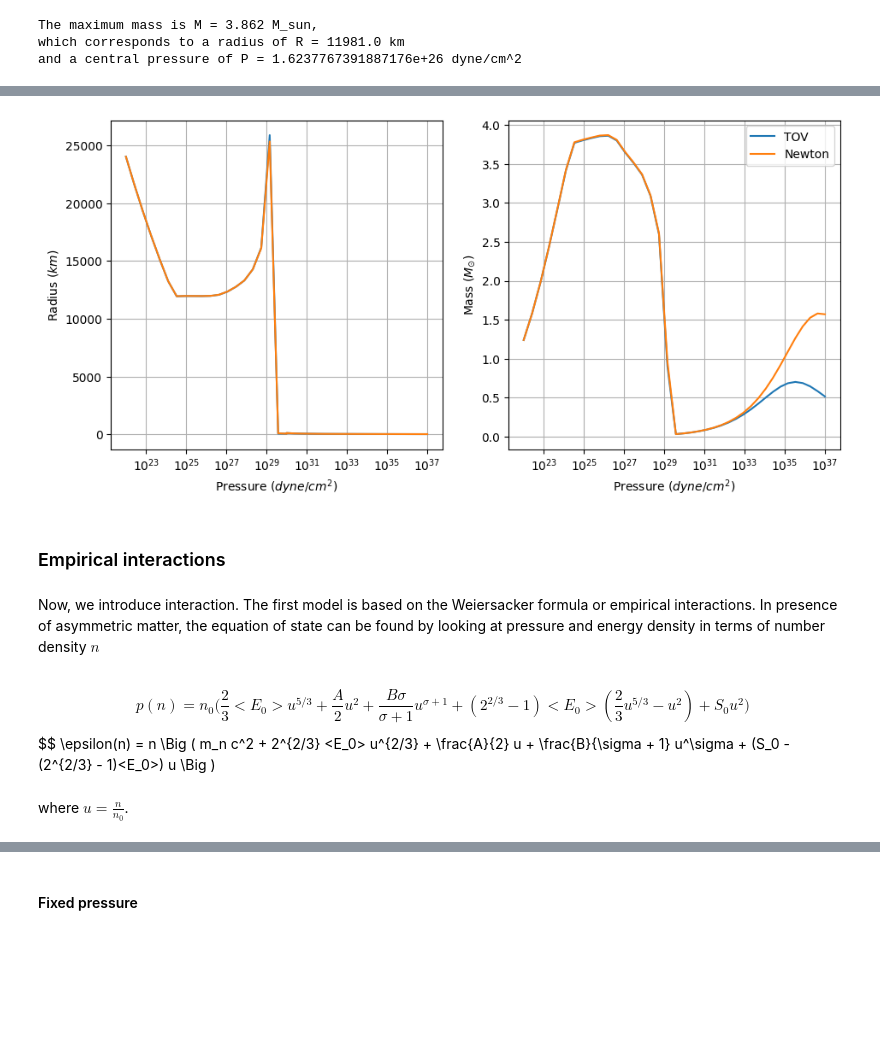
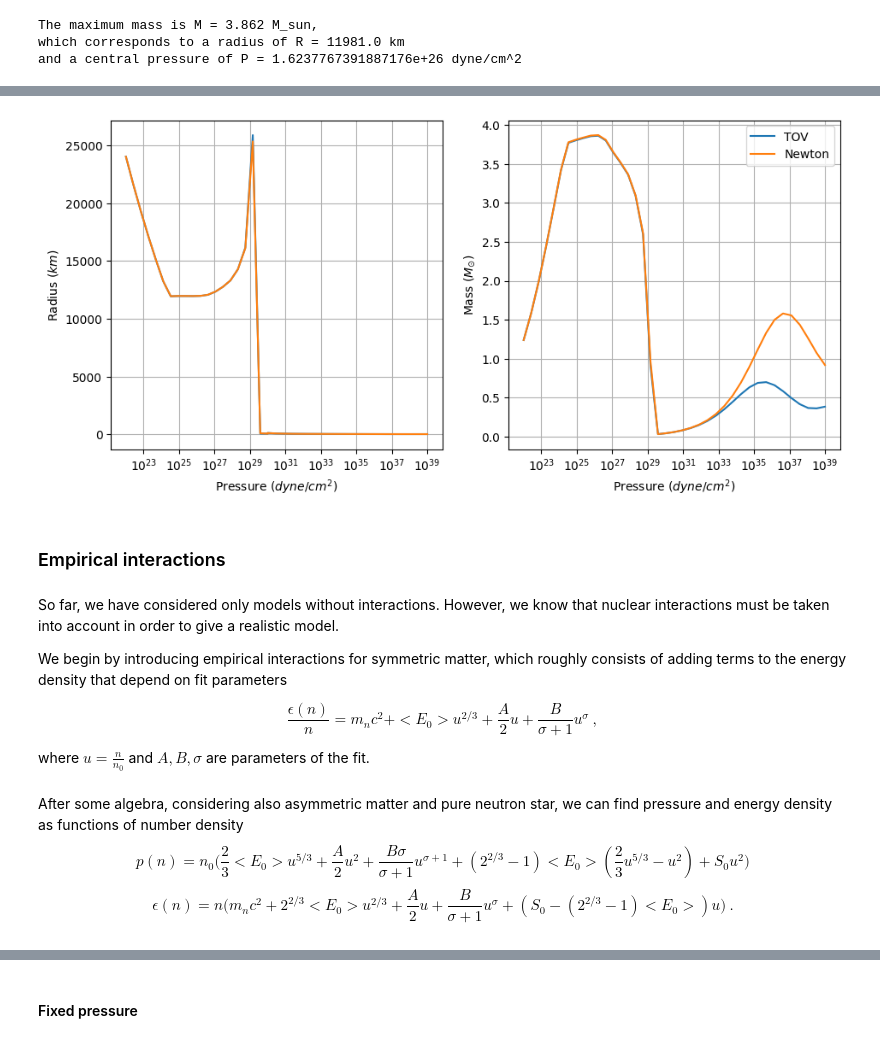
Before and after one commit to PhysicsZandi/NeutronStars, a Jupyter notebook: src/fermi_eos_examples.ipynb, the cells around one changed output, grey strips where cells are left out. Cells and saved outputs as stored; diff of their text form; code cells hidden in the pictures; blank space fills up the shorter version.

```diff
--- a/src/fermi_eos_examples.ipynb
+++ b/src/fermi_eos_examples.ipynb
@@ -377,15 +385,15 @@ solver.plot_MRvsP()
 # %%
 # TOV system with running initial pressures logarithmically from 22 to 37
 solver = SolverRangePressure(eos, relativity_corrections=True)
-resolution = 1e5 # 1 km
-range_initial_pressures_1 = np.logspace(22, 30, 20)
-solver.solve(resolution, range_initial_pressures_1)
-resolution = 1e4 # 0.1 km
-range_initial_pressures_2 = np.logspace(30, 37, 20)
-solver.solve(resolution, range_initial_pressures_2)
-tov_r, tov_m, p = solver.get()
-range_initial_pressures = np.append(range_initial_pressures_1, range_initial_pressures_2)
+step_r = 1e5 # cm
+initial_pressures_1 = np.logspace(22, 30, 20)
+solver.solve(step_r, initial_pressures_1)
+step_r = 1e4 # cm
+initial_pressures_2 = np.logspace(30, 39, 20)
+solver.solve(step_r, initial_pressures_2)
+tov_r, tov_m, initial_pressures = solver.get()
 solver.print_max_mass()
+step_r = 1e3 # cm
 # %% [output]
 The maximum mass is M = 3.862 M_sun,
 which corresponds to a radius of R = 11981.0 km
@@ -397,28 +405,32 @@ solver.plot_MRvsP()
 # %%
 # Comparison between Newtonian and TOV systems
 fig, axs = plt.subplots(1, 2, figsize=(11, 5))
-axs[0].plot(range_initial_pressures, tov_r, label="TOV")
-axs[0].plot(range_initial_pressures, newton_r, label="Newton")
+axs[0].plot(initial_pressures, tov_r, label="TOV")
+axs[0].plot(initial_pressures, newton_r, label="Newton")
 axs[0].set_ylabel("Radius ($km$)")
 axs[0].set_xlabel("Pressure ($dyne / cm^2$)")
 axs[0].set_xscale("log")
 axs[0].grid(True)
-axs[1].plot(range_initial_pressures, tov_m, label="TOV")
-axs[1].plot(range_initial_pressures, newton_m, label="Newton")
+axs[1].plot(initial_pressures, tov_m, label="TOV")
+axs[1].plot(initial_pressures, newton_m, label="Newton")
 axs[1].set_ylabel("Mass ($M_{\\odot}$)")
 axs[1].set_xlabel("Pressure ($dyne / cm^2$)")
 axs[1].set_xscale("log")
 axs[1].grid(True)
 plt.legend()
 plt.show()
 # %% [output]
-[figure, old version]
+[figure, new version]
 # %% [markdown]
 ### Empirical interactions
-# %% [markdown]
-Now, we introduce interaction. The first model is based on the Weiersacker formula or empirical interactions. In presence of asymmetric matter, the equation of state can be found by looking at pressure and energy density in terms of number density $n$
+# %% [markdown]
+So far, we have considered only models without interactions. However, we know that nuclear interactions must be taken into account in order to give a realistic model.
+
+We begin by introducing empirical interactions for symmetric matter, which roughly consists of adding terms to the energy density that depend on fit parameters
+
+$$ \frac{\epsilon(n)}{n} = m_n c^2 + <E_0> u^{2/3} + \frac{A}{2} u + \frac{B}{\sigma +1} u^\sigma ~,$$
+where $u = \frac{n}{n_0}$ and $A, B, \sigma$ are parameters of the fit.
 # %% [markdown]
+After some algebra, considering also asymmetric matter and pure neutron star, we can find pressure and energy density as functions of number density
 $$ p(n) = n_0 \Big ( \frac{2}{3} <E_0> u^{5/3} + \frac{A}{2} u^2 + \frac{B \sigma}{\sigma + 1} u^{\sigma + 1} + (2^{2/3} - 1) <E_0> (\frac{2}{3} u^{5/3} - u^2) + S_0 u^2 \Big ) $$
-$$ \epsilon(n) = n \Big ( m_n c^2 + 2^{2/3} <E_0> u^{2/3} + \frac{A}{2} u + \frac{B}{\sigma + 1} u^\sigma + (S_0 - (2^{2/3} - 1)<E_0>) u \Big )
+$$ \epsilon(n) = n \Big ( m_n c^2 + 2^{2/3} <E_0> u^{2/3} + \frac{A}{2} u + \frac{B}{\sigma + 1} u^\sigma + (S_0 - (2^{2/3} - 1)<E_0>) u \Big ) ~.$$
-# %% [markdown]
-where $u = \frac{n}{n_0}$.
```
Also changed, not shown: parts of 45 cells of this notebook.
